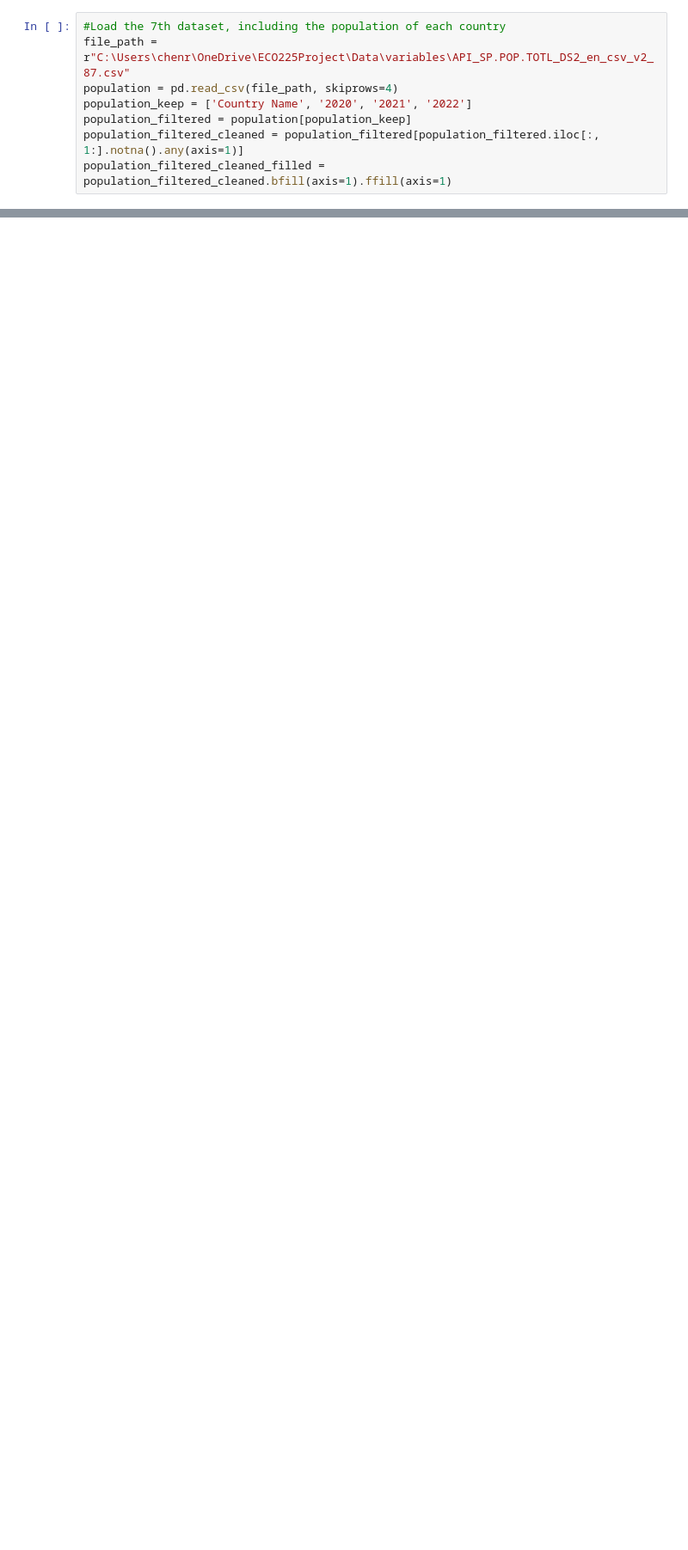
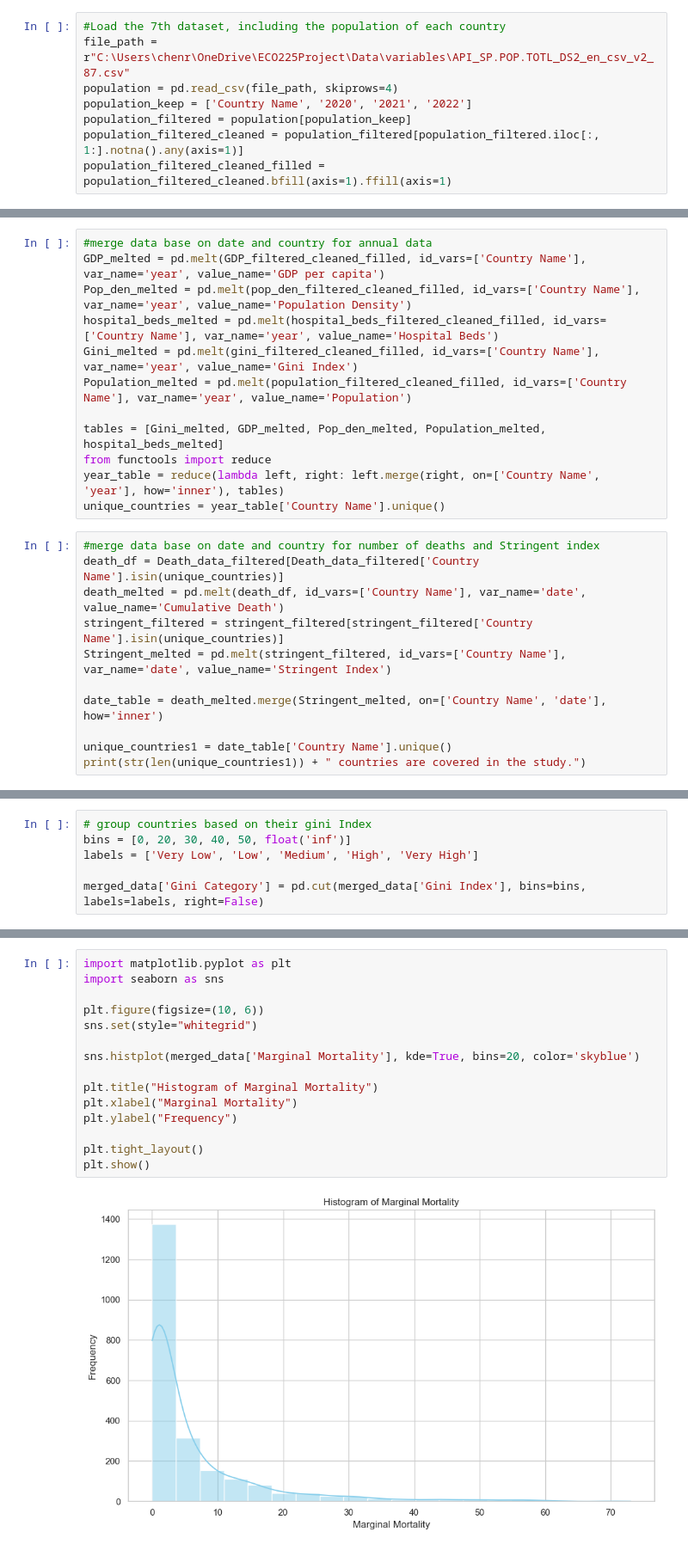
Before and after one commit to ECO225-W2025/eco225-project-code-RuofanChen3426, a Jupyter notebook: project_one.ipynb, the cells around one changed output, grey strips where cells are left out. Shown at 86% size. Saved outputs shown, nothing was run; the diff lists cells and outputs as text; blank space fills up the shorter version.

```diff
--- a/project_one.ipynb
+++ b/project_one.ipynb
@@ -684,0 +131,23 @@ Although the visualization alone only shows that average income seems strongly c
+# %%
+#merge data base on date and country for annual data
+GDP_melted = pd.melt(GDP_filtered_cleaned_filled, id_vars=['Country Name'], var_name='year', value_name='GDP per capita')
+Pop_den_melted = pd.melt(pop_den_filtered_cleaned_filled, id_vars=['Country Name'], var_name='year', value_name='Population Density')
+hospital_beds_melted = pd.melt(hospital_beds_filtered_cleaned_filled, id_vars=['Country Name'], var_name='year', value_name='Hospital Beds')
+Gini_melted = pd.melt(gini_filtered_cleaned_filled, id_vars=['Country Name'], var_name='year', value_name='Gini Index')
+Population_melted = pd.melt(population_filtered_cleaned_filled, id_vars=['Country Name'], var_name='year', value_name='Population')
+
+tables = [Gini_melted, GDP_melted, Pop_den_melted, Population_melted, hospital_beds_melted]
+from functools import reduce
+year_table = reduce(lambda left, right: left.merge(right, on=['Country Name', 'year'], how='inner'), tables)
+unique_countries = year_table['Country Name'].unique()
+# %%
+#merge data base on date and country for number of deaths and Stringent index
+death_df = Death_data_filtered[Death_data_filtered['Country Name'].isin(unique_countries)]
+death_melted = pd.melt(death_df, id_vars=['Country Name'], var_name='date', value_name='Cumulative Death')
+stringent_filtered = stringent_filtered[stringent_filtered['Country Name'].isin(unique_countries)]
+Stringent_melted = pd.melt(stringent_filtered, id_vars=['Country Name'], var_name='date', value_name='Stringent Index')
+
+date_table = death_melted.merge(Stringent_melted, on=['Country Name', 'date'], how='inner')
+
+unique_countries1 = date_table['Country Name'].unique()
+print(str(len(unique_countries1)) + " countries are covered in the study.")
@@ -684,0 +191,6 @@ Although the visualization alone only shows that average income seems strongly c
+# %%
+# group countries based on their gini Index
+bins = [0, 20, 30, 40, 50, float('inf')]
+labels = ['Very Low', 'Low', 'Medium', 'High', 'Very High']
+
+merged_data['Gini Category'] = pd.cut(merged_data['Gini Index'], bins=bins, labels=labels, right=False)
@@ -684,0 +265,17 @@ Although the visualization alone only shows that average income seems strongly c
+# %%
+import matplotlib.pyplot as plt
+import seaborn as sns
+
+plt.figure(figsize=(10, 6))
+sns.set(style="whitegrid")
+
+sns.histplot(merged_data['Marginal Mortality'], kde=True, bins=20, color='skyblue')
+
+plt.title("Histogram of Marginal Mortality")
+plt.xlabel("Marginal Mortality")
+plt.ylabel("Frequency")
+
+plt.tight_layout()
+plt.show()
+# %% [output]
+[figure, added]
```
Also changed, not shown: parts of 148 cells of this notebook, 1 other file.
